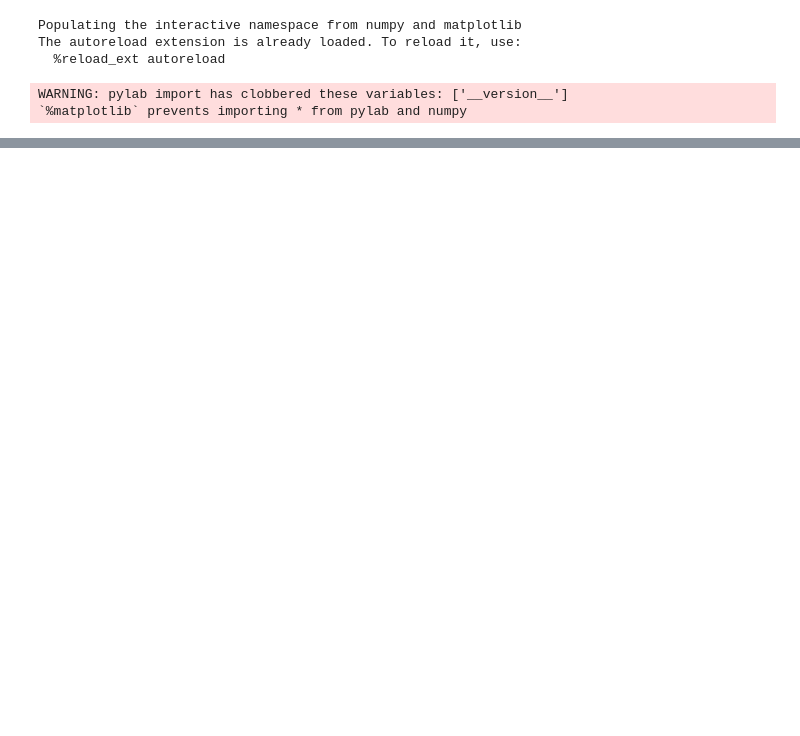
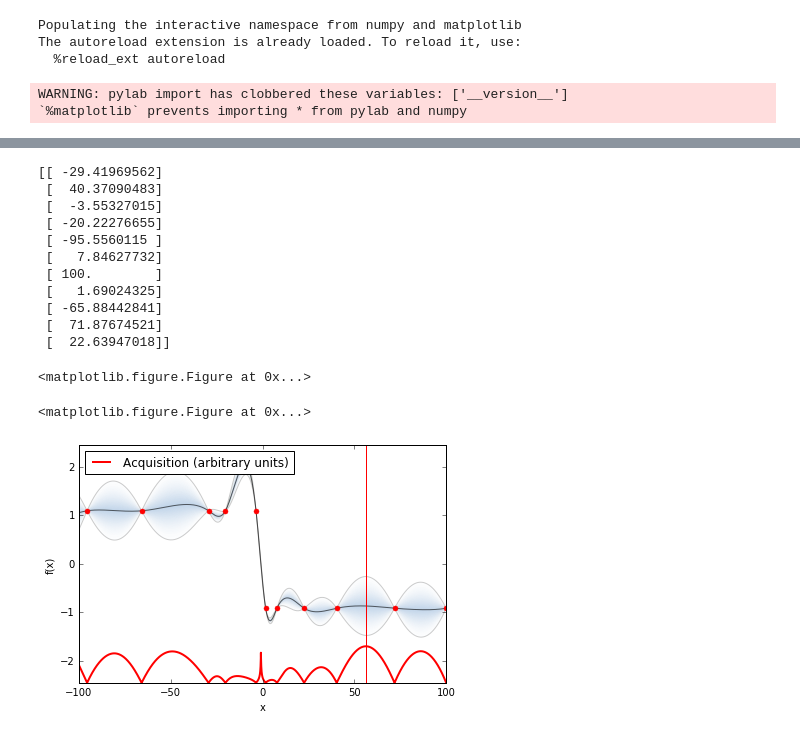
Before and after one commit to jdaaph/GPyOpt, a Jupyter notebook: DiuTest1D.ipynb, the cells around one changed output, grey strips where cells are left out. Cells and saved outputs as stored; diff of their text form; code cells hidden in the pictures; blank space fills up the shorter version.

```diff
--- a/DiuTest1D.ipynb
+++ b/DiuTest1D.ipynb
@@ -128,2 +78,19 @@ r
+# %%
+myProblem.plot_acquisition_binaryT('1d.pdf')
+# %% [output]
+[[ -29.41969562]
+ [  40.37090483]
+ [  -3.55327015]
+ [ -20.22276655]
+ [ -95.5560115 ]
+ [   7.84627732]
+ [ 100.        ]
+ [   1.69024325]
+ [ -65.88442841]
+ [  71.87674521]
+ [  22.63947018]]
+<matplotlib.figure.Figure at 0x...>
+<matplotlib.figure.Figure at 0x...>
+[figure, added]
 # %%
 myProblem.plot_convergence()
```
Also changed, not shown: parts of 9 cells of this notebook, 39 other files.
